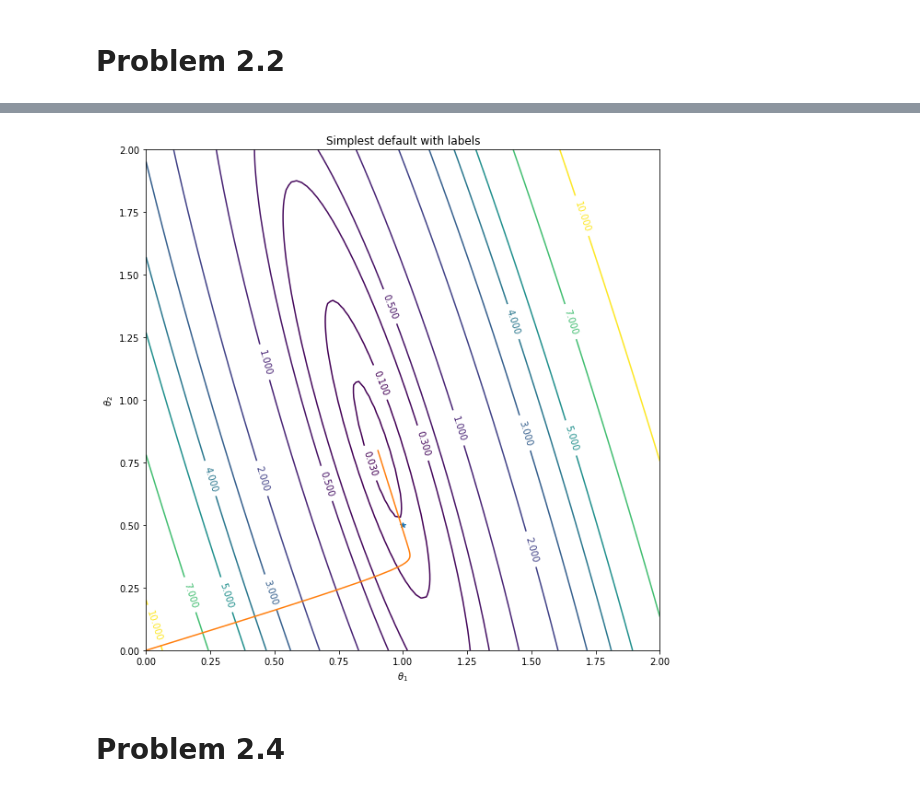
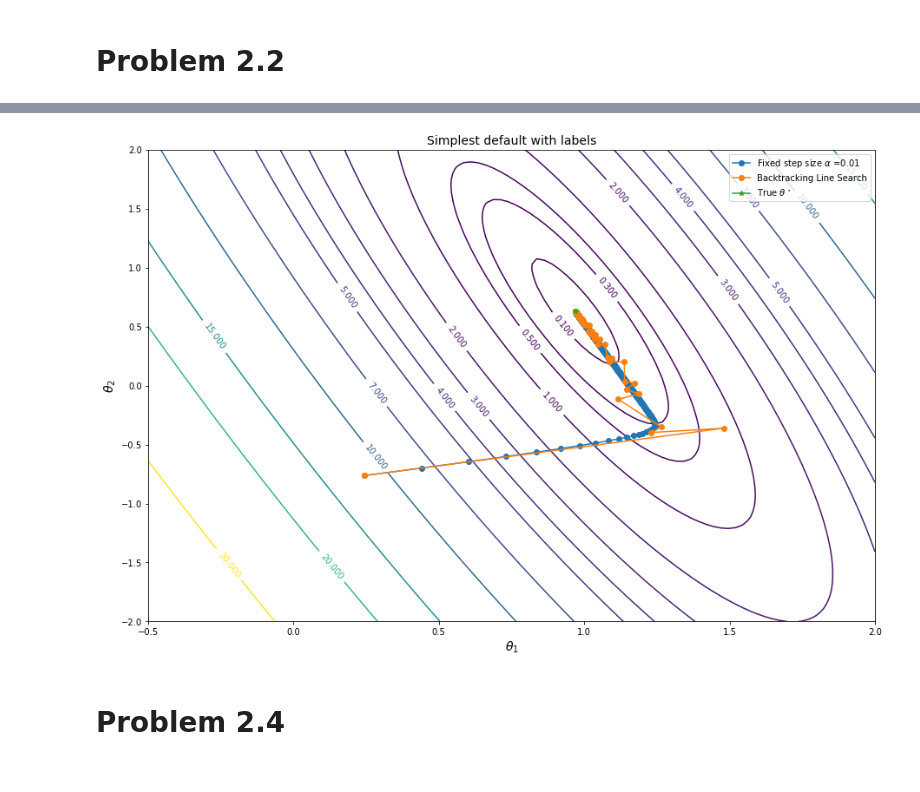
Before and after one commit to chaaland/bloomberg-ml-course, a Jupyter notebook: HW1/writeup/HW1.ipynb, the cells around one changed output, grey strips where cells are left out. Drawn from its saved outputs; the diff is of its cells as text; code cells hidden in the pictures.

```diff
--- a/HW1/writeup/HW1.ipynb
+++ b/HW1/writeup/HW1.ipynb
@@ -46,6 +49,12 @@ N = 10
 theta = np.array([[1], [0.5]])
 Xexample = np.hstack([5*np.random.rand(N,1), np.ones((N,1))])
 yexample = Xexample.dot(theta) + 0.2*np.random.randn(N,1)
+# %%
+true_theta = np.linalg.lstsq(Xexample, yexample, rcond=None)[0]
 # %%
-theta_hist, loss_hist = batch_grad_descent(Xexample, np.squeeze(yexample), 0.01)
+np.random.seed(19479160)
+theta_hist, loss_hist, stepsize_hist = batch_grad_descent(Xexample, np.squeeze(yexample), 0.01)
+# %%
+np.random.seed(19479160)
+theta_hist_backtrack, loss_hist_backtrack, stepsize_hist_backtrack = batch_grad_descent(Xexample, np.squeeze(yexample), backtracking=True)
 # %%
@@ -62,6 +90,6 @@ plt.grid(b=True, which='minor', linestyle='--')
 # %%
-x = np.linspace(0, 2, 100)
-y = np.linspace(0, 2, 100)
+x = np.linspace(-0.5, 2, 100)
+y = np.linspace(-2, 2, 100)
 X, Y = np.meshgrid(x, y)
 Z = np.zeros_like(X)
 for i in range(X.shape[0]):
@@ -70,17 +98,21 @@ for i in range(X.shape[0]):
         theta2 = Y[i][j]
         Z[i,j] = compute_square_loss(Xexample, np.squeeze(yexample), np.array([theta1, theta2]))
 # %%
-plt.figure(figsize=(10,10));
+plt.figure(figsize=(15,10));
 
-CS = plt.contour(X, Y, Z, [0.03, 0.1, 0.3, 0.5, 1, 2, 3, 4, 5, 7, 10]);
+CS = plt.contour(X, Y, Z, [0.03, 0.1, 0.3, 0.5, 1, 2, 3, 4, 5, 7, 10, 15, 20, 30]);
 plt.clabel(CS, inline=1, fontsize=10);
-plt.plot(theta[0],theta[1], marker='*', label=r'True $\theta$');
-plt.plot(theta_hist[:,0], theta_hist[:,1]);
-plt.title('Simplest default with labels');
-plt.xlabel(r'$\theta_1$');
-plt.ylabel(r'$\theta_2$');
+plt.plot(theta_hist[:,0], theta_hist[:,1],marker="o", label=r"Fixed step size $\alpha$ =0.01");
+plt.plot(theta_hist_backtrack[:,0], theta_hist_backtrack[:,1],marker="o",label="Backtracking Line Search");
+plt.plot(true_theta[0],true_theta[1], marker='*', label=r'True $\theta^\star$');
+
+
+plt.title('Simplest default with labels', fontsize=14);
+plt.xlabel(r'$\theta_1$', fontsize=14);
+plt.ylabel(r'$\theta_2$', fontsize=14);
+plt.legend();
 # %% [output]
-[figure, old version]
+[figure, new version]
 # %% [markdown]
 # Problem 2.4 #
 # %%
```
Also changed, not shown: parts of 29 cells of this notebook, 2 other files.
